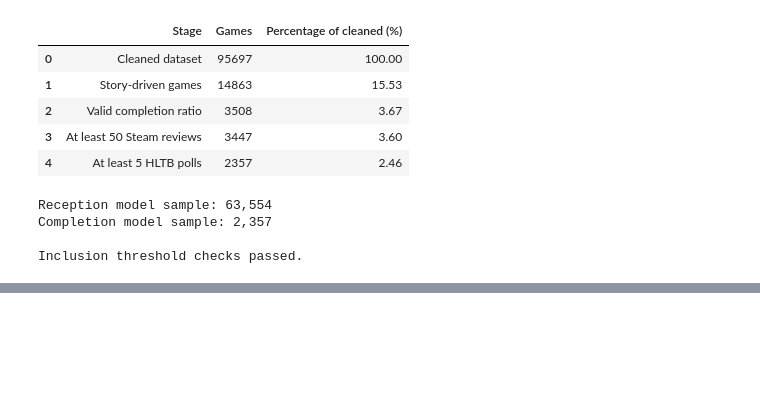
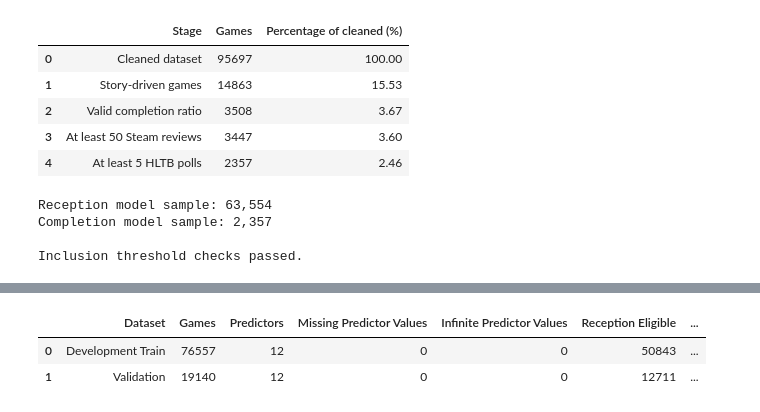
Before and after one commit to SinYang13/IS630, a Jupyter notebook: notebooks/02_cleaning_and_features.ipynb, the cells around one changed output, grey strips where cells are left out. Drawn from its saved outputs; the diff is of its cells as text; code cells hidden in the pictures; blank space fills up the shorter version.

```diff
--- a/notebooks/02_cleaning_and_features.ipynb
+++ b/notebooks/02_cleaning_and_features.ipynb
@@ -1374,0 +1560,93 @@ Inclusion threshold checks passed.
+# %%
+
+# Step 6: Final validation of model-ready features
+
+# Define common predictor variables
+MODEL_FEATURES = [
+    "genre_indie",
+    "genre_casual",
+    "genre_action",
+    "genre_adventure",
+    "genre_simulation",
+    "genre_strategy",
+    "genre_rpg",
+    "flag_missing_genre",
+    "feature_log_price",
+    "feature_game_age",
+    "feature_log_language_count_imputed",
+    "feature_language_missing"
+]
+
+validation_results = []
+
+for name, dataset in [
+    ("Development Train", df_train),
+    ("Validation", df_val)
+]:
+    # Check all required predictors exist
+    missing_cols = set(MODEL_FEATURES) - set(dataset.columns)
+    assert not missing_cols, f"Missing columns: {missing_cols}"
+
+    # Check numerical values
+    X = dataset[MODEL_FEATURES].apply(
+        pd.to_numeric, errors="coerce"
+    )
+
+    missing_values = int(X.isna().sum().sum())
+    infinite_values = int(
+        np.isinf(X.to_numpy(dtype=float)).sum()
+    )
+
+    # Check targets in their eligible samples
+    reception = dataset.loc[
+        dataset["flag_reception_model"],
+        "target_positive_rate"
+    ]
+
+    completion = dataset.loc[
+        dataset["flag_completion_model"],
+        "target_completion_ratio"
+    ]
+
+    assert reception.notna().all()
+    assert reception.between(0, 1).all()
+
+    assert completion.notna().all()
+    assert completion.gt(0).all()
+
+    assert missing_values == 0
+    assert infinite_values == 0
+
+    validation_results.append({
+        "Dataset": name,
+        "Games": len(dataset),
+        "Predictors": len(MODEL_FEATURES),
+        "Missing Predictor Values": missing_values,
+        "Infinite Predictor Values": infinite_values,
+        "Reception Eligible": len(reception),
+        "Completion Eligible": len(completion)
+    })
+
+validation_summary = pd.DataFrame(validation_results)
+
+display(validation_summary)
+
+# Ensure no targets are included as predictors
+TARGET_COLUMNS = [
+    "target_review_count",
+    "target_positive_rate",
+    "target_completion_ratio"
+]
+
+assert not set(MODEL_FEATURES).intersection(TARGET_COLUMNS)
+
+# Check that game IDs do not overlap
+assert set(df_train["steam_appid"]).isdisjoint(
+    set(df_val["steam_appid"])
+)
+
+print("\nAll model-ready feature checks passed.")
+# %% [output]
+|  | Dataset | Games | Predictors | Missing Predictor Values | Infinite Predictor Values | Reception Eligible | ... |
+| 0 | Development Train | 76557 | 12 | 0 | 0 | 50843 | ... |
+| 1 | Validation | 19140 | 12 | 0 | 0 | 12711 | ... |
```
Also changed, not shown: parts of 8 cells of this notebook.
